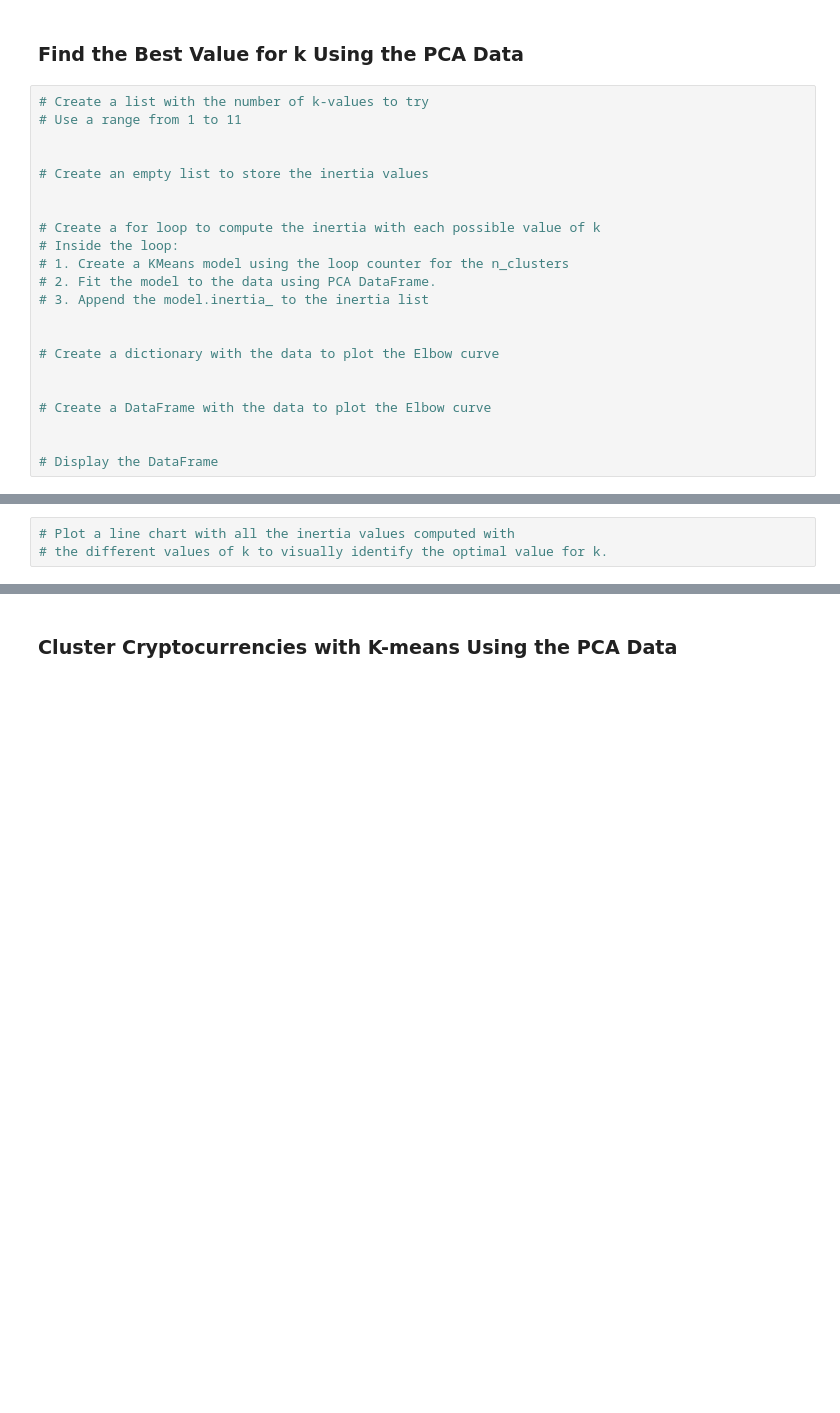
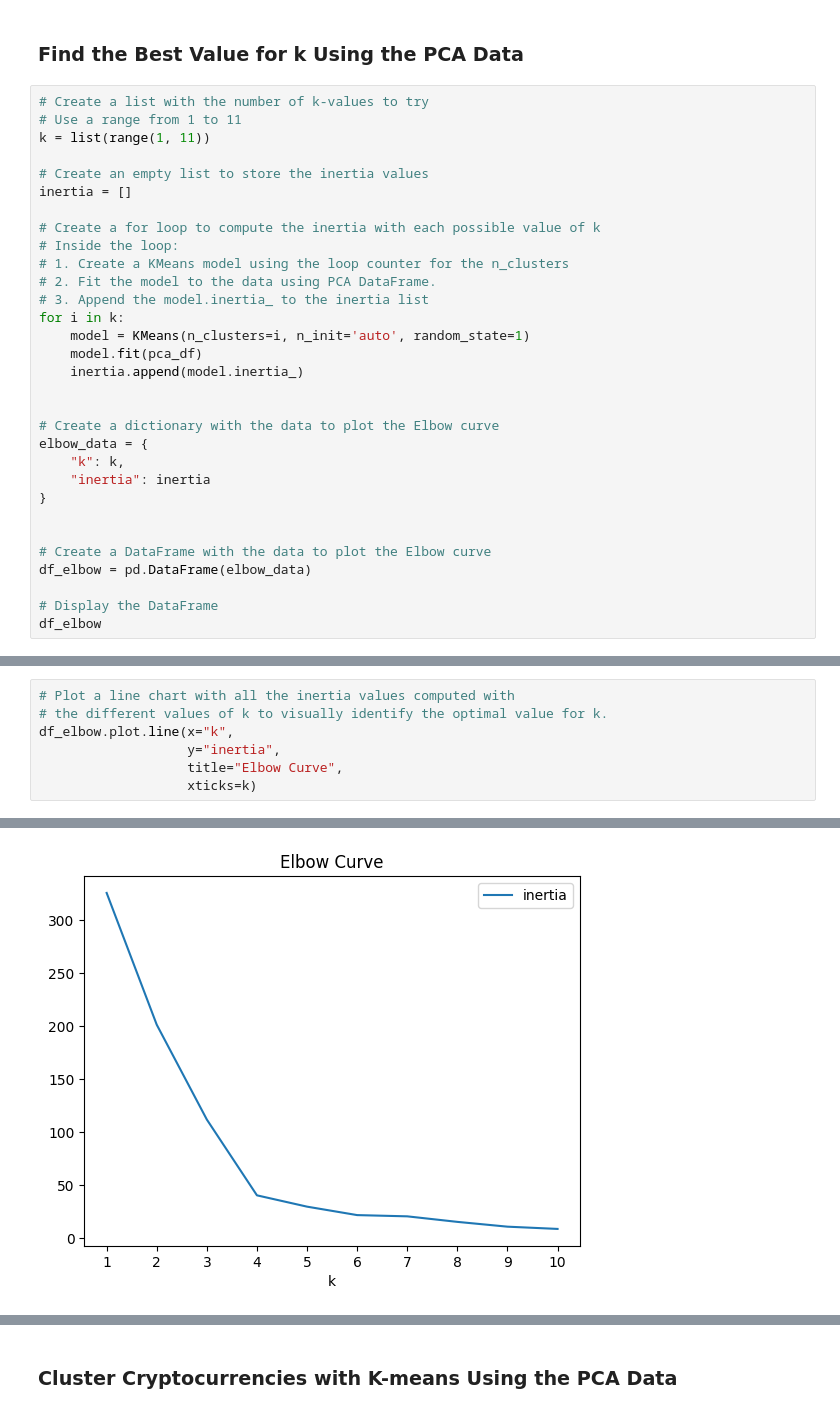
Before and after one commit to raishamaharrani/CryptoClustering, a Jupyter notebook: Crypto_Clustering.ipynb, the cells around one changed output, grey strips where cells are left out. Saved outputs shown, nothing was run; the diff lists cells and outputs as text; blank space fills up the shorter version.

```diff
--- a/Crypto_Clustering.ipynb
+++ b/Crypto_Clustering.ipynb
@@ -252,22 +251,31 @@ NaN     -2.102830  1.399568  1.755424
 # %%
 # Create a list with the number of k-values to try
 # Use a range from 1 to 11
-
+k = list(range(1, 11))
 
 # Create an empty list to store the inertia values
-
+inertia = []
 
 # Create a for loop to compute the inertia with each possible value of k
 # Inside the loop:
 # 1. Create a KMeans model using the loop counter for the n_clusters
 # 2. Fit the model to the data using PCA DataFrame.
 # 3. Append the model.inertia_ to the inertia list
+for i in k:
+    model = KMeans(n_clusters=i, n_init='auto', random_state=1)
+    model.fit(pca_df)
+    inertia.append(model.inertia_)
 
 
 # Create a dictionary with the data to plot the Elbow curve
+elbow_data = {
+    "k": k,
+    "inertia": inertia
+}
 
 
 # Create a DataFrame with the data to plot the Elbow curve
-
+df_elbow = pd.DataFrame(elbow_data)
 
 # Display the DataFrame
+df_elbow
@@ -274,3 +294,8 @@ NaN     -2.102830  1.399568  1.755424
 # %%
 # Plot a line chart with all the inertia values computed with
 # the different values of k to visually identify the optimal value for k.
+df_elbow.plot.line(x="k",
+                   y="inertia",
+                   title="Elbow Curve",
+                   xticks=k)
+# %% [output]
@@ -277,3 +303,4 @@ NaN     -2.102830  1.399568  1.755424
+[figure, added]
 # %% [markdown]
 #### Answer the following questions:
 * **Question:** What is the best value for `k` when using the PCA data?
```
Also changed, not shown: parts of 18 cells of this notebook.
